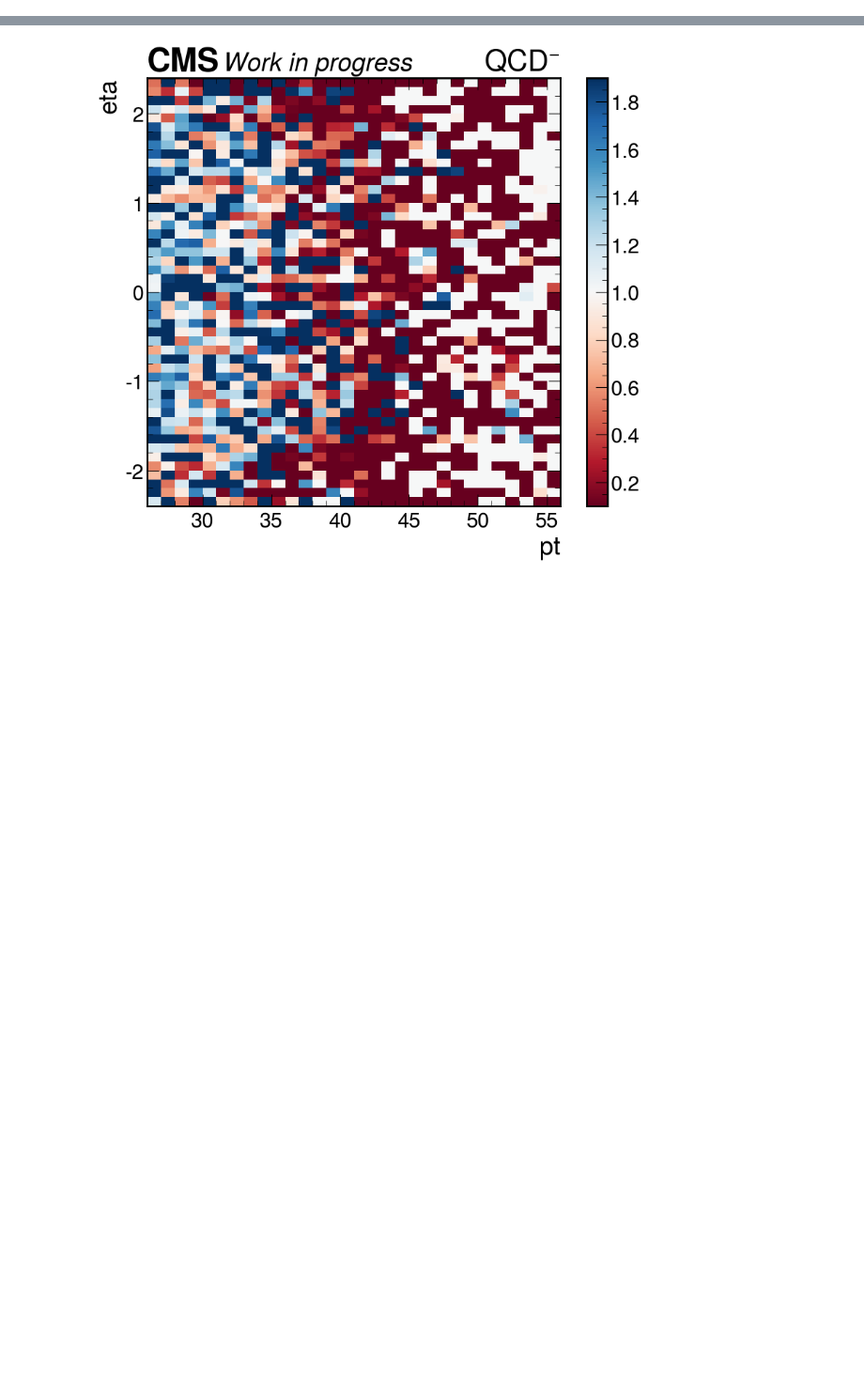
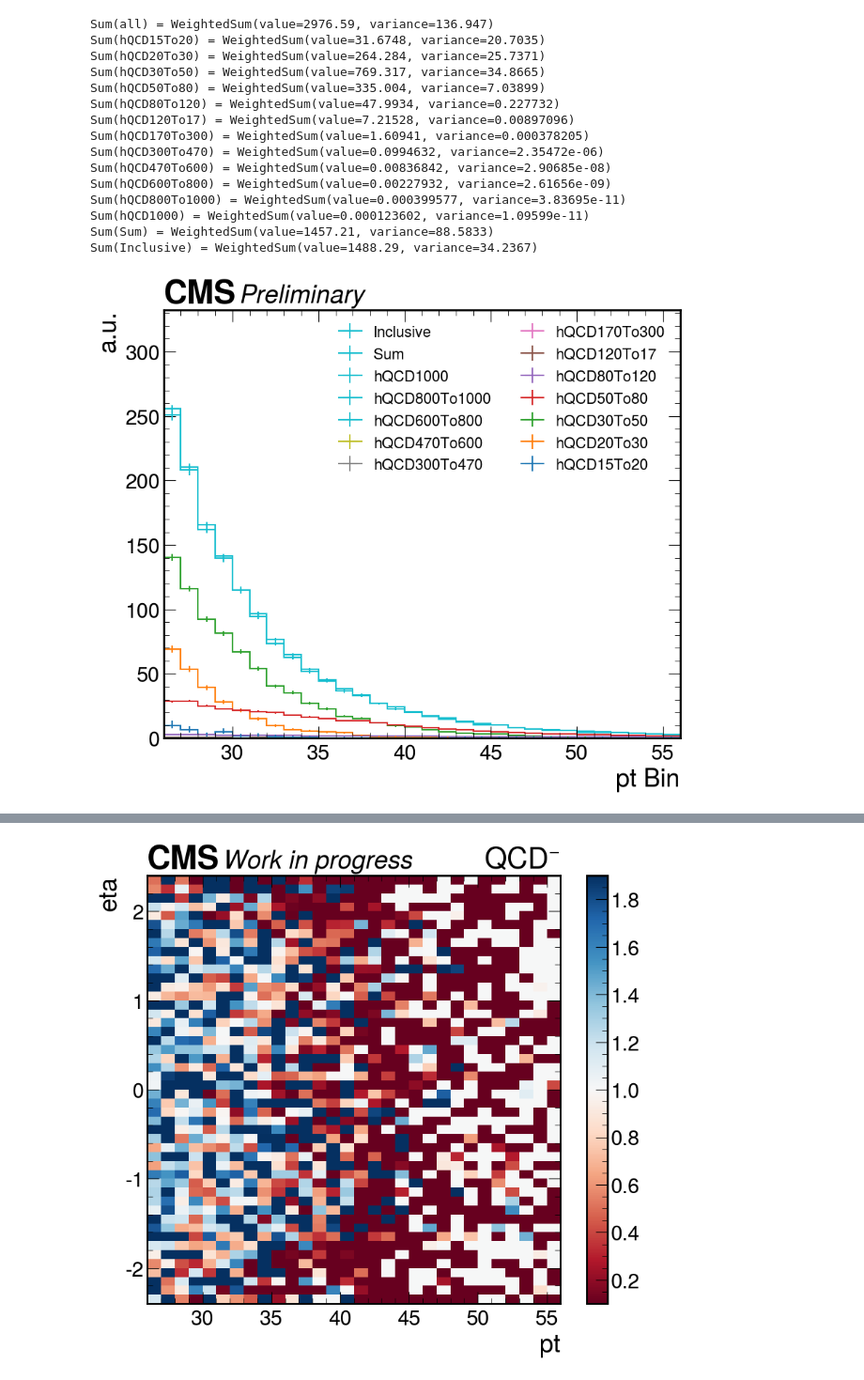
Before and after one commit to rubenforti/WRemnants, a Jupyter notebook: notebooks/closureFakes.ipynb, the cells around one changed output, grey strips where cells are left out. Shown at 94% size. Drawn from its saved outputs; the diff is of its cells as text; code cells hidden in the pictures; blank space fills up the shorter version.

```diff
--- a/notebooks/closureFakes.ipynb
+++ b/notebooks/closureFakes.ipynb
@@ -131,4 +168,43 @@ def plot(hss, labels, linestyles=None, h1ds_nom=None, ratio=True, flow=False, sh
     plot_tools.save_pdf_and_png(output_dir, f"closure_fakes_{name}")
 
     return hr
+# %%
+hists = [hQCD15To20, hQCD20To30, hQCD30To50, hQCD50To80, hQCD80To120, hQCD120To170,
+         hQCD170To300, hQCD300To470, hQCD470To600, hQCD600To800, hQCD800To1000, hQCD1000]
+labels = ["hQCD15To20", "hQCD20To30", "hQCD30To50", "hQCD50To80", "hQCD80To120", "hQCD120To17",
+         "hQCD170To300", "hQCD300To470", "hQCD470To600", "hQCD600To800", "hQCD800To1000", "hQCD1000"]
+
+hists_sum = hh.sumHists(hists)#.project("pt")
+
+
+hist_sumall = hh.sumHists([*hists, hQCD])#.project("pt")
+hQCD = hh.scaleHist(hist_sumall, 0.5)
+print(f"Sum(all) = {hist_sumall.sum()}")
+
+labels.append("Sum")
+
+labels.append("Inclusive")
+hists_pt = [h.project("pt") for h in [*hists, hists_sum, hQCD]]
+
+for l, h in zip(labels, hists_pt):
+    print(f"Sum({l}) = {h.sum()}")
+
+hratio = plot(hists_pt, labels, name="QCDPt5", fit=False, ratio=False)
+# %% [output]
+Sum(all) = WeightedSum(value=2976.59, variance=136.947)
+Sum(hQCD15To20) = WeightedSum(value=31.6748, variance=20.7035)
+Sum(hQCD20To30) = WeightedSum(value=264.284, variance=25.7371)
+Sum(hQCD30To50) = WeightedSum(value=769.317, variance=34.8665)
+Sum(hQCD50To80) = WeightedSum(value=335.004, variance=7.03899)
+Sum(hQCD80To120) = WeightedSum(value=47.9934, variance=0.227732)
+Sum(hQCD120To17) = WeightedSum(value=7.21528, variance=0.00897096)
+Sum(hQCD170To300) = WeightedSum(value=1.60941, variance=0.000378205)
+Sum(hQCD300To470) = WeightedSum(value=0.0994632, variance=2.35472e-06)
+Sum(hQCD470To600) = WeightedSum(value=0.00836842, variance=2.90685e-08)
+Sum(hQCD600To800) = WeightedSum(value=0.00227932, variance=2.61656e-09)
+Sum(hQCD800To1000) = WeightedSum(value=0.000399577, variance=3.83695e-11)
+Sum(hQCD1000) = WeightedSum(value=0.000123602, variance=1.09599e-11)
+Sum(Sum) = WeightedSum(value=1457.21, variance=88.5833)
+Sum(Inclusive) = WeightedSum(value=1488.29, variance=34.2367)
+[figure, added]
 # %%
```
Also changed, not shown: parts of 18 cells of this notebook, 2 other files.
